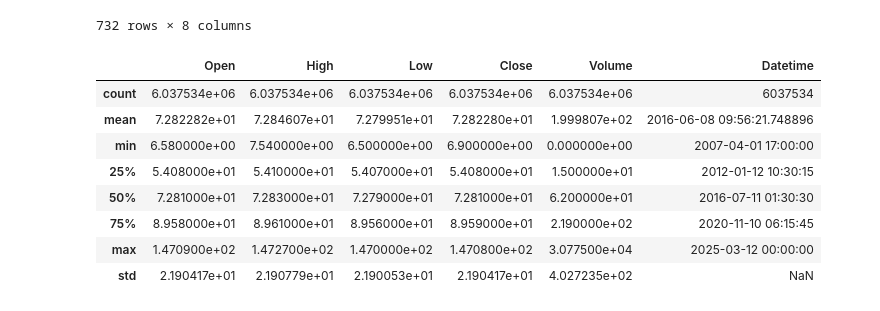
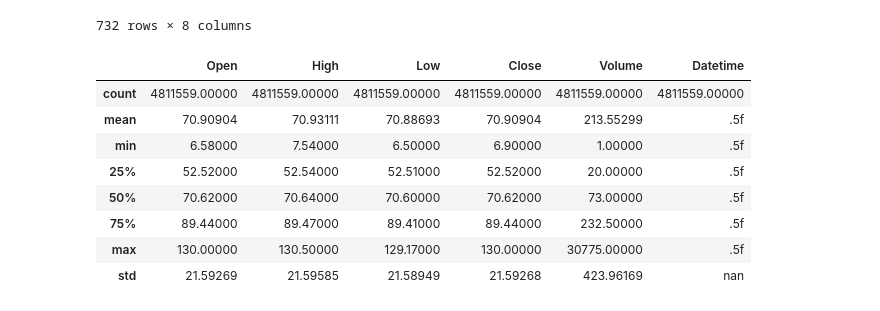
Before and after one commit to Sun-G0D/EIASupplySurprise, a Jupyter notebook: project.ipynb, the cells around one changed output. Saved outputs shown, nothing was run; the diff lists cells and outputs as text; code cells hidden in the pictures.

```diff
--- a/project.ipynb
+++ b/project.ipynb
@@ -30,8 +30,8 @@ min_WTI = pd.read_csv(
 
 # Print the head of the DataFrame to verify it's loaded correctly
 display(min_WTI)
-min_WTI = min_WTI[1219109:]
-print(min_WTI.loc[min_WTI['Date'] == '01/03/2011'])
+min_WTI = min_WTI[1225975:]
+display(min_WTI)
 # %% [output]
 icom_eia_forecasts:
 |  | Release Date | Time | Actual | Forecast | Previous |
@@ -201,6 +200,6 @@ def standardize_wti_datetime(row):
 
 min_WTI['Datetime'] = min_WTI.apply(standardize_wti_datetime, axis=1)
 
-min_WTI['Release_Datetime_CST'] = min_WTI['Datetime'].dt.tz_localize(chicago_tz, ambiguous='infer', nonexistent='shift_forward')
+min_WTI['Datetime_CST'] = min_WTI['Datetime'].dt.tz_localize(chicago_tz, ambiguous='infer', nonexistent='shift_forward')
 display(min_WTI)
 # %% [output]
@@ -220,6 +219,6 @@ display(min_WTI)
 # %%
 icom_eia_forecasts = icom_eia_forecasts.set_index('Release_Datetime_CST').sort_index()
-min_WTI = min_WTI.set_index('Release_Datetime_CST').sort_index()
+min_WTI = min_WTI.set_index('Datetime_CST').sort_index()
 # %%
 display(icom_eia_forecasts)
 display(min_WTI)
@@ -480,17 +478,17 @@ fig_hist_1min_wti.update_layout(
 
 fig_hist_1min_wti.show()
 # %%
-min_WTI.describe()#.apply(lambda s: s.apply('{0:.5f}'.format))
+min_WTI.describe().apply(lambda s: s.apply('{0:.5f}'.format))
 # %% [output]
 |  | Open | High | Low | Close | Volume | Datetime |
-| count | 6.037534e+06 | 6.037534e+06 | 6.037534e+06 | 6.037534e+06 | 6.037534e+06 | 6037534 |
-| mean | 7.282282e+01 | 7.284607e+01 | 7.279951e+01 | 7.282280e+01 | 1.999807e+02 | 2016-06-08 09:56:21.748896 |
-| min | 6.580000e+00 | 7.540000e+00 | 6.500000e+00 | 6.900000e+00 | 0.000000e+00 | 2007-04-01 17:00:00 |
-| 25% | 5.408000e+01 | 5.410000e+01 | 5.407000e+01 | 5.408000e+01 | 1.500000e+01 | 2012-01-12 10:30:15 |
-| 50% | 7.281000e+01 | 7.283000e+01 | 7.279000e+01 | 7.281000e+01 | 6.200000e+01 | 2016-07-11 01:30:30 |
-| 75% | 8.958000e+01 | 8.961000e+01 | 8.956000e+01 | 8.959000e+01 | 2.190000e+02 | 2020-11-10 06:15:45 |
-| max | 1.470900e+02 | 1.472700e+02 | 1.470000e+02 | 1.470800e+02 | 3.077500e+04 | 2025-03-12 00:00:00 |
-| std | 2.190417e+01 | 2.190779e+01 | 2.190053e+01 | 2.190417e+01 | 4.027235e+02 | NaN |
+| count | 4811559.00000 | 4811559.00000 | 4811559.00000 | 4811559.00000 | 4811559.00000 | 4811559.00000 |
+| mean | 70.90904 | 70.93111 | 70.88693 | 70.90904 | 213.55299 | .5f |
+| min | 6.58000 | 7.54000 | 6.50000 | 6.90000 | 1.00000 | .5f |
+| 25% | 52.52000 | 52.54000 | 52.51000 | 52.52000 | 20.00000 | .5f |
+| 50% | 70.62000 | 70.64000 | 70.60000 | 70.62000 | 73.00000 | .5f |
+| 75% | 89.44000 | 89.47000 | 89.41000 | 89.44000 | 232.50000 | .5f |
+| max | 130.00000 | 130.50000 | 129.17000 | 130.00000 | 30775.00000 | .5f |
+| std | 21.59269 | 21.59585 | 21.58949 | 21.59268 | 423.96169 | nan |
 # %%
 '''
 price_change_columns_eia = [
```
Also changed, not shown: parts of 14 cells of this notebook.
